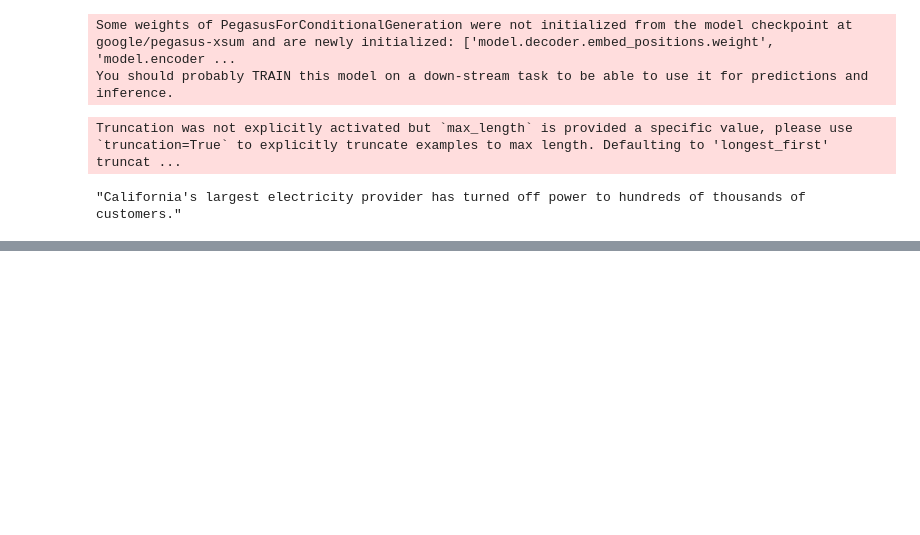
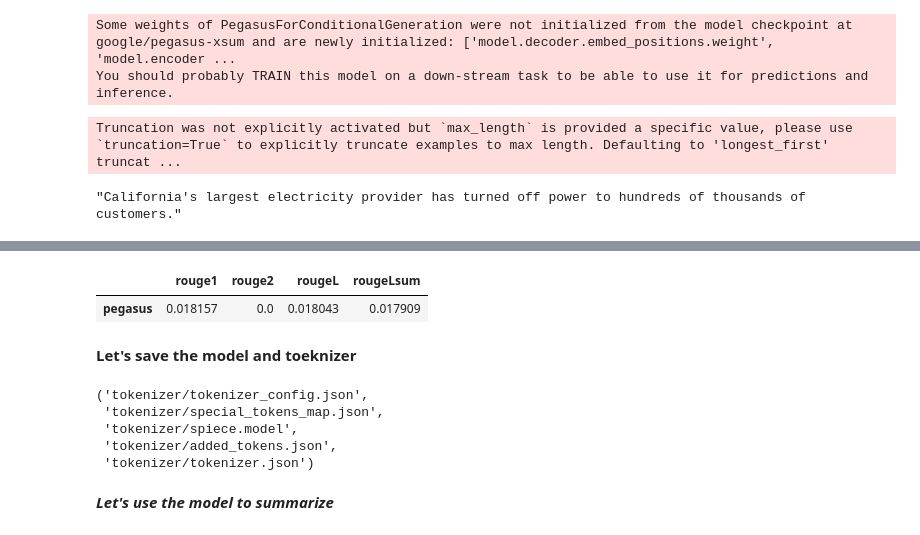
Before and after one commit to panshu29/text_summarisation, a Jupyter notebook: summarization_research.ipynb, the cells around one changed output, grey strips where cells are left out. Saved outputs shown, nothing was run; the diff lists cells and outputs as text; code cells hidden in the pictures; blank space fills up the shorter version.

```diff
--- a/summarization_research.ipynb
+++ b/summarization_research.ipynb
@@ -90,0 +570,2 @@ Truncation was not explicitly activated but `max_length` is provided a specific
+# %%
+trainer.train()
@@ -90,0 +693,9 @@ Truncation was not explicitly activated but `max_length` is provided a specific
+# %%
+import evaluate
+
+rouge = evaluate.load("rouge") #get a rogue object
+
+# Example
+results = rouge.compute(predictions=["The cat is on the mat."],
+                        references=["The cat sat on the mat."])
+print(results)
@@ -90,0 +704,6 @@ Truncation was not explicitly activated but `max_length` is provided a specific
+# %%
+def generate_batch_sized_chunks(list_of_elements, batch_size):
+    """split the dataset into smaller batches that we can process simultaneously
+    Yield successive batch-sized chunks from list_of_elements."""
+    for i in range(0, len(list_of_elements), batch_size):
+        yield list_of_elements[i : i + batch_size]
@@ -90,0 +779,21 @@ Truncation was not explicitly activated but `max_length` is provided a specific
+# %%
+import evaluate
+
+rouge = evaluate.load("rouge") #get a rogue object
+
+score = calculate_metric_on_test_ds(
+    dataset_samsum['test'][0:10], rouge, trainer.model, tokenizer, batch_size = 2, column_text = 'dialogue', column_summary= 'summary'
+)
+# %%
+rouge_names = ["rouge1", "rouge2", "rougeL", "rougeLsum"]
+# Directly use the scores without accessing fmeasure or mid
+rouge_dict = {rn: score[rn] for rn in rouge_names}
+
+# Convert the dictionary to a DataFrame for easy visualization
+import pandas as pd
+pd.DataFrame(rouge_dict, index=[f'pegasus'])
+# %% [output]
+|  | rouge1 | rouge2 | rougeL | rougeLsum |
+| pegasus | 0.018157 | 0.0 | 0.018043 | 0.017909 |
+# %% [markdown]
+**Let's save the model and toeknizer**
@@ -90,0 +802,10 @@ Truncation was not explicitly activated but `max_length` is provided a specific
+# %%
+tokenizer.save_pretrained("tokenizer")
+# %% [output]
+('tokenizer/tokenizer_config.json',
+ 'tokenizer/special_tokens_map.json',
+ 'tokenizer/spiece.model',
+ 'tokenizer/added_tokens.json',
+ 'tokenizer/tokenizer.json')
+# %% [markdown]
+***Let's use the model to summarize***
```
Also changed, not shown: parts of 50 cells of this notebook.
